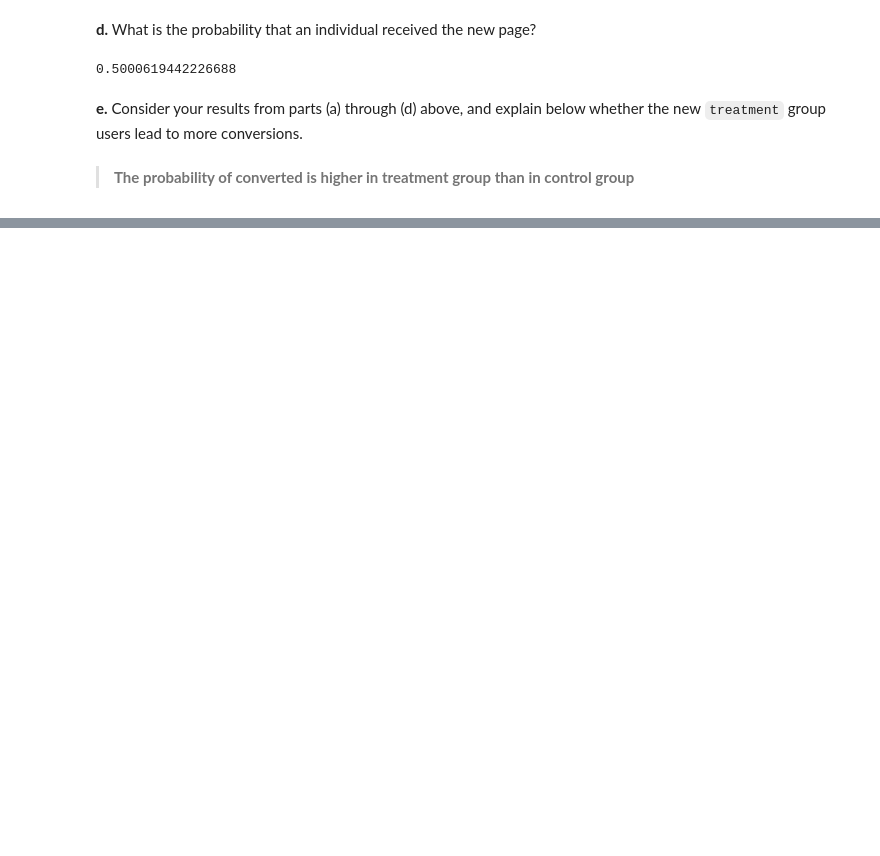
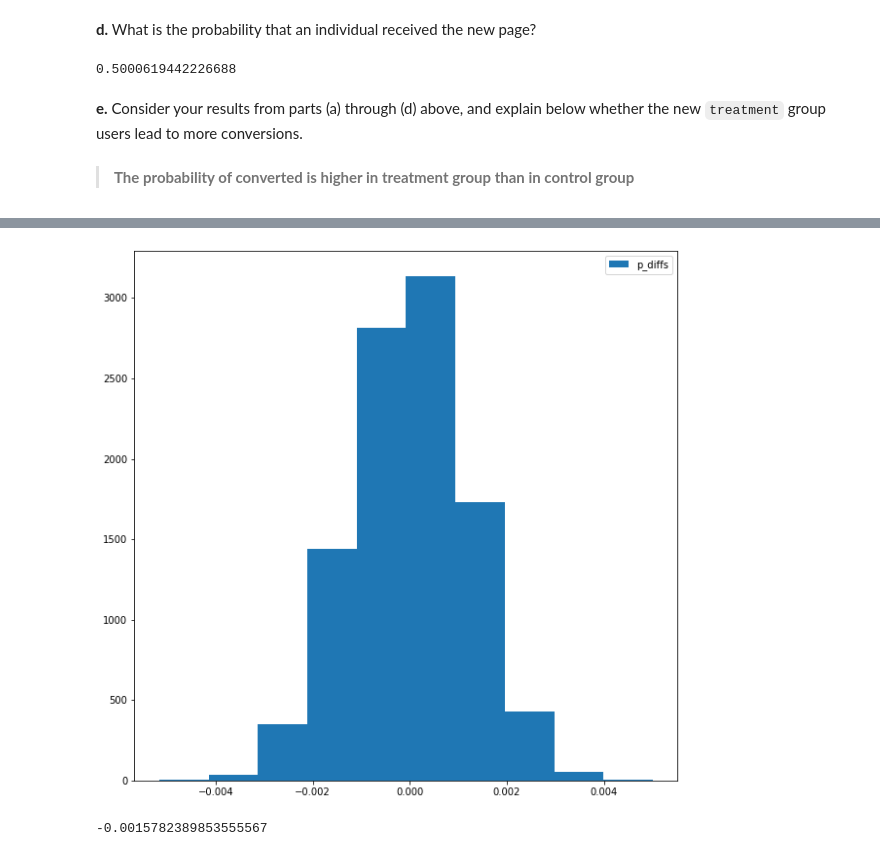
Before and after one commit to YousefAmerAwad/Analyze-AB-Test-Results, a Jupyter notebook: project.ipynb, the cells around one changed output, grey strips where cells are left out. Cells and saved outputs as stored; diff of their text form; code cells hidden in the pictures; blank space fills up the shorter version.

```diff
--- a/project.ipynb
+++ b/project.ipynb
@@ -242,0 +346,3 @@ df2[df2['group'] == 'control']['converted'].mean()
+# %%
+new_page_converted = np.random.choice([0,1], size=n_new, p=[(1-p_new), (p_new)])
+new_page_converted
@@ -242,0 +354,3 @@ df2[df2['group'] == 'control']['converted'].mean()
+# %%
+old_page_converted = np.random.choice([0,1], size=n_old, p=[(1-p_old), (p_old)])
+old_page_converted
@@ -242,0 +373,6 @@ df2[df2['group'] == 'control']['converted'].mean()
+# %%
+p_diffs = []
+for __ in range(10000):
+    new_page_converted = np.random.choice([0,1], size=n_new, p=[(1-p_new), p_new]).mean()
+    old_page_converted = np.random.choice([0,1], size=n_old, p=[(1-p_old), p_old]).mean()
+    p_diffs.append(new_page_converted - old_page_converted)
@@ -242,0 +386,15 @@ df2[df2['group'] == 'control']['converted'].mean()
+# %%
+p_diffs = np.array(p_diffs)
+# %%
+plt.figure(figsize=(10,10))
+plt.hist(p_diffs,label='p_diffs')
+plt.legend()
+plt.show()
+# %% [output]
+[figure, added]
+# %%
+null_vals = np.random.normal(0, p_diffs.std(), 10000)
+obs_diff = cRate_new - cRate_old
+obs_diff
+# %% [output]
+-0.0015782389853555567
```
Also changed, not shown: parts of 35 cells of this notebook.
